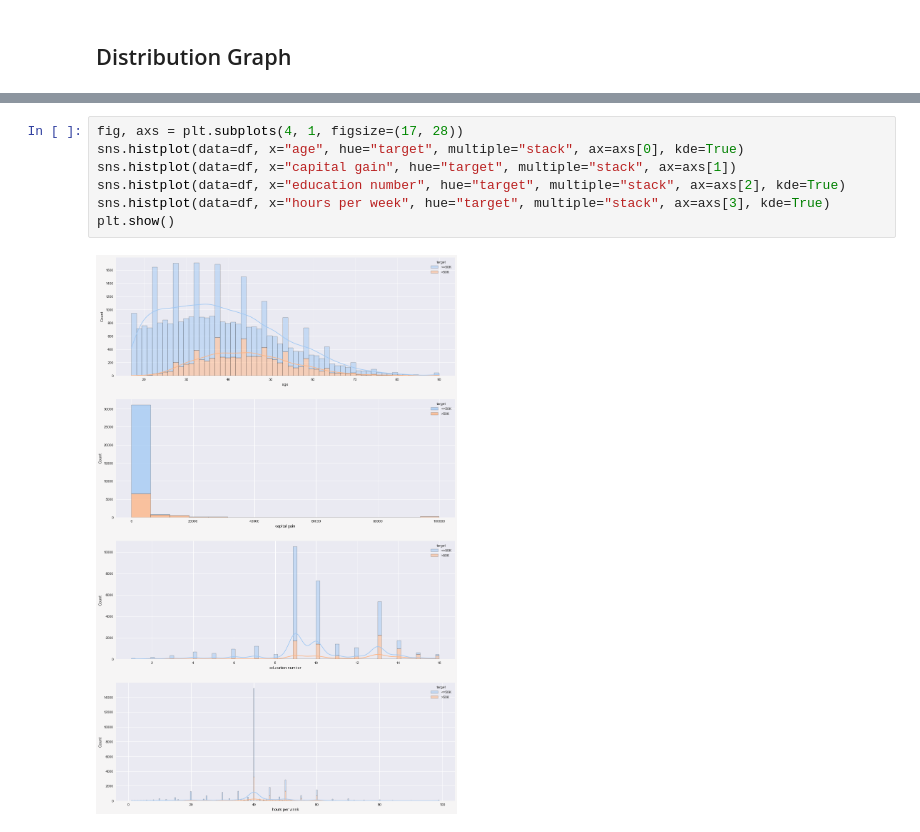
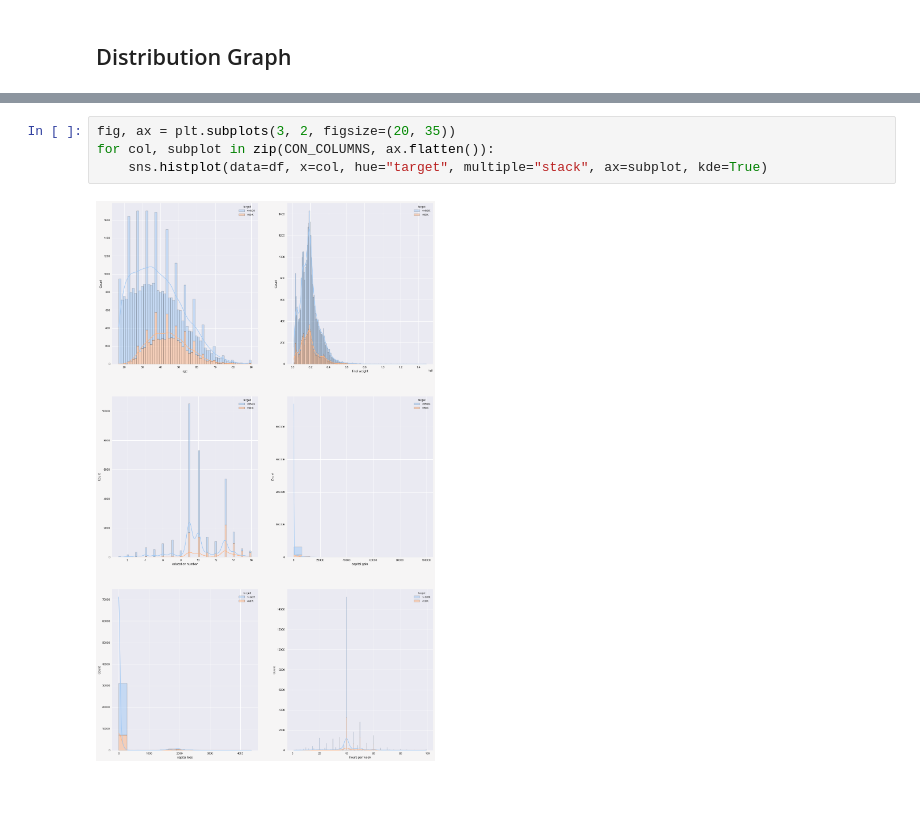
Before and after one commit to erwinleonardy/machine-learning, a Jupyter notebook: adult/erwin/erwin-adult.ipynb, the cells around one changed output, grey strips where cells are left out. Saved outputs shown, nothing was run; the diff lists cells and outputs as text; blank space fills up the shorter version.

Commit message:
Adult Model EDA - Finalise Distribution Graph

```diff
--- a/adult/erwin/erwin-adult.ipynb
+++ b/adult/erwin/erwin-adult.ipynb
@@ -287,10 +274,7 @@ plt.show()
-# %%
-fig, axs = plt.subplots(4, 1, figsize=(17, 28))
-sns.histplot(data=df, x="age", hue="target", multiple="stack", ax=axs[0], kde=True)
-sns.histplot(data=df, x="capital gain", hue="target", multiple="stack", ax=axs[1])
-sns.histplot(data=df, x="education number", hue="target", multiple="stack", ax=axs[2], kde=True)
-sns.histplot(data=df, x="hours per week", hue="target", multiple="stack", ax=axs[3], kde=True)
-plt.show()
-# %% [output]
-[figure, removed]
+# %%
+fig, ax = plt.subplots(3, 2, figsize=(20, 35))
+for col, subplot in zip(CON_COLUMNS, ax.flatten()):
+    sns.histplot(data=df, x=col, hue="target", multiple="stack", ax=subplot, kde=True)
+# %% [output]
+[figure, added]
 # %% [markdown]
```
Also changed, not shown: parts of 18 cells of this notebook.
